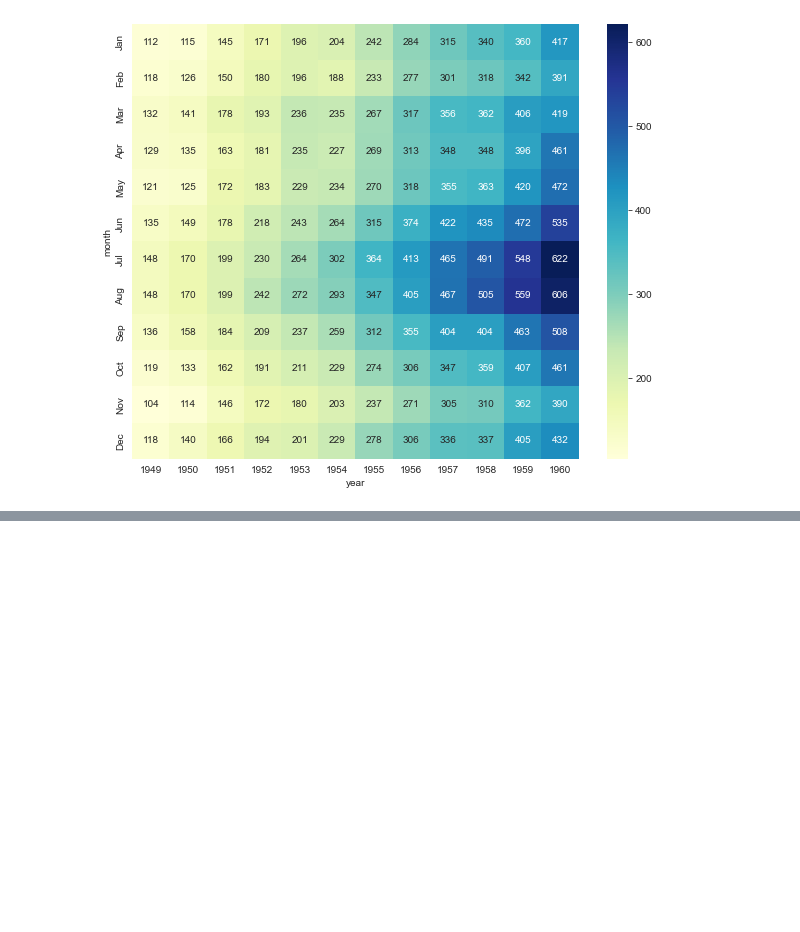
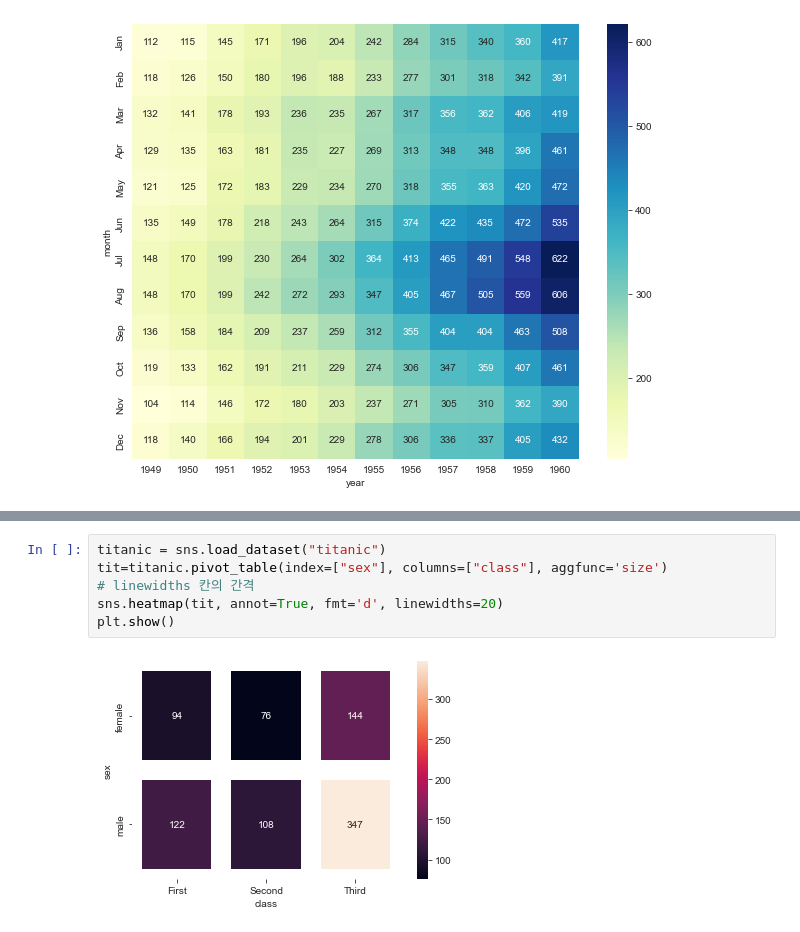
Before and after one commit to hyestar/2022py2, a Jupyter notebook: pytemp/seborn연습.ipynb, the cells around one changed output, grey strips where cells are left out. Saved outputs shown, nothing was run; the diff lists cells and outputs as text; blank space fills up the shorter version.

```diff
--- a/pytemp/seborn연습.ipynb
+++ b/pytemp/seborn연습.ipynb
@@ -122,0 +131,8 @@ plt.show()
+# %%
+titanic = sns.load_dataset("titanic")
+tit=titanic.pivot_table(index=["sex"], columns=["class"], aggfunc='size')
+# linewidths 칸의 간격
+sns.heatmap(tit, annot=True, fmt='d', linewidths=20)
+plt.show()
+# %% [output]
+[figure, added]
```
Also changed, not shown: parts of 5 cells of this notebook.
